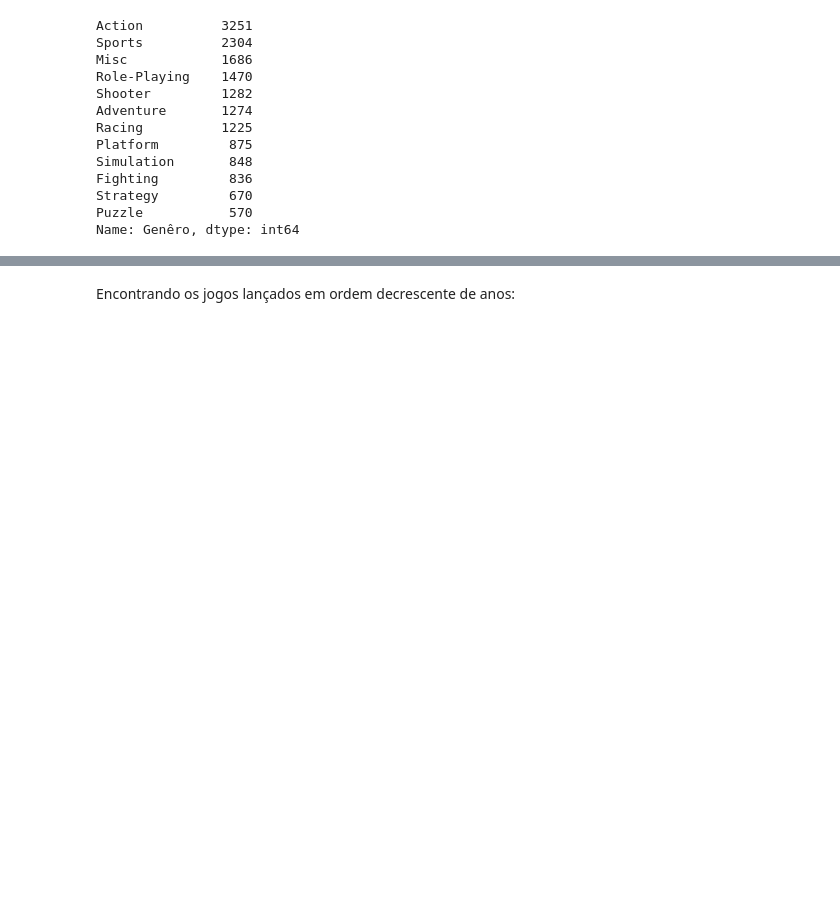
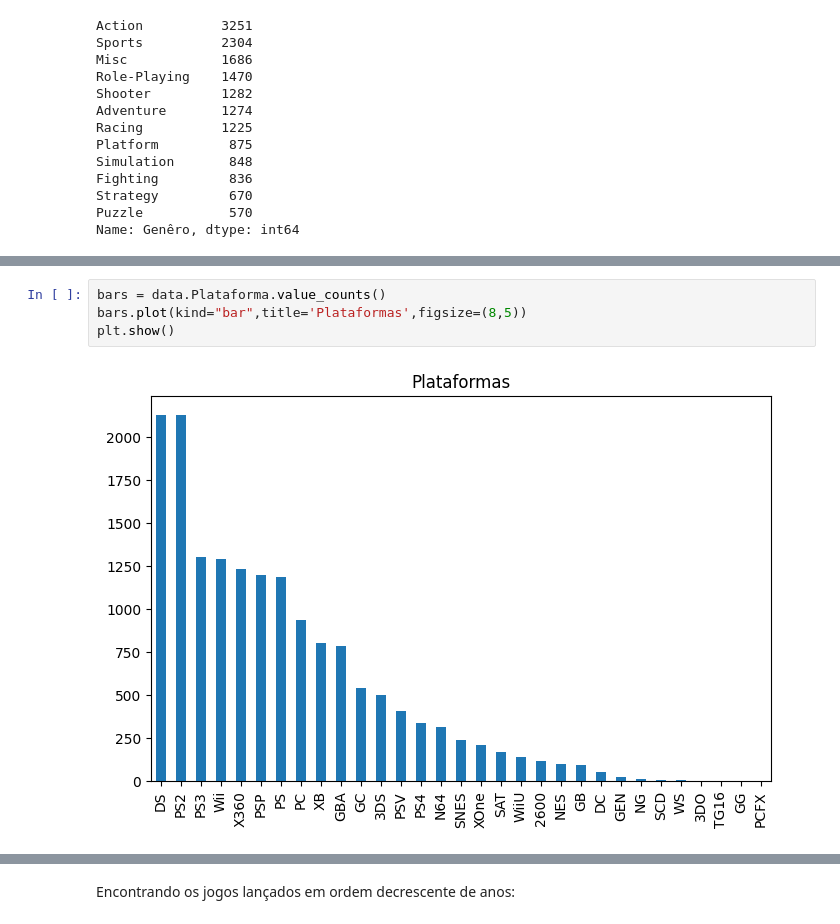
Before and after one commit to coderpaulo/primeira_analise_exploratoria, a Jupyter notebook: PrimeiraAnaliseDeDados.ipynb, the cells around one changed output, grey strips where cells are left out. Saved outputs shown, nothing was run; the diff lists cells and outputs as text; blank space fills up the shorter version.

```diff
--- a/PrimeiraAnaliseDeDados.ipynb
+++ b/PrimeiraAnaliseDeDados.ipynb
@@ -149,0 +181,6 @@ plt.show()
+# %%
+bars = data.Plataforma.value_counts()
+bars.plot(kind="bar",title='Plataformas',figsize=(8,5))
+plt.show()
+# %% [output]
+[figure, added]
```
Also changed, not shown: parts of 24 cells of this notebook.
